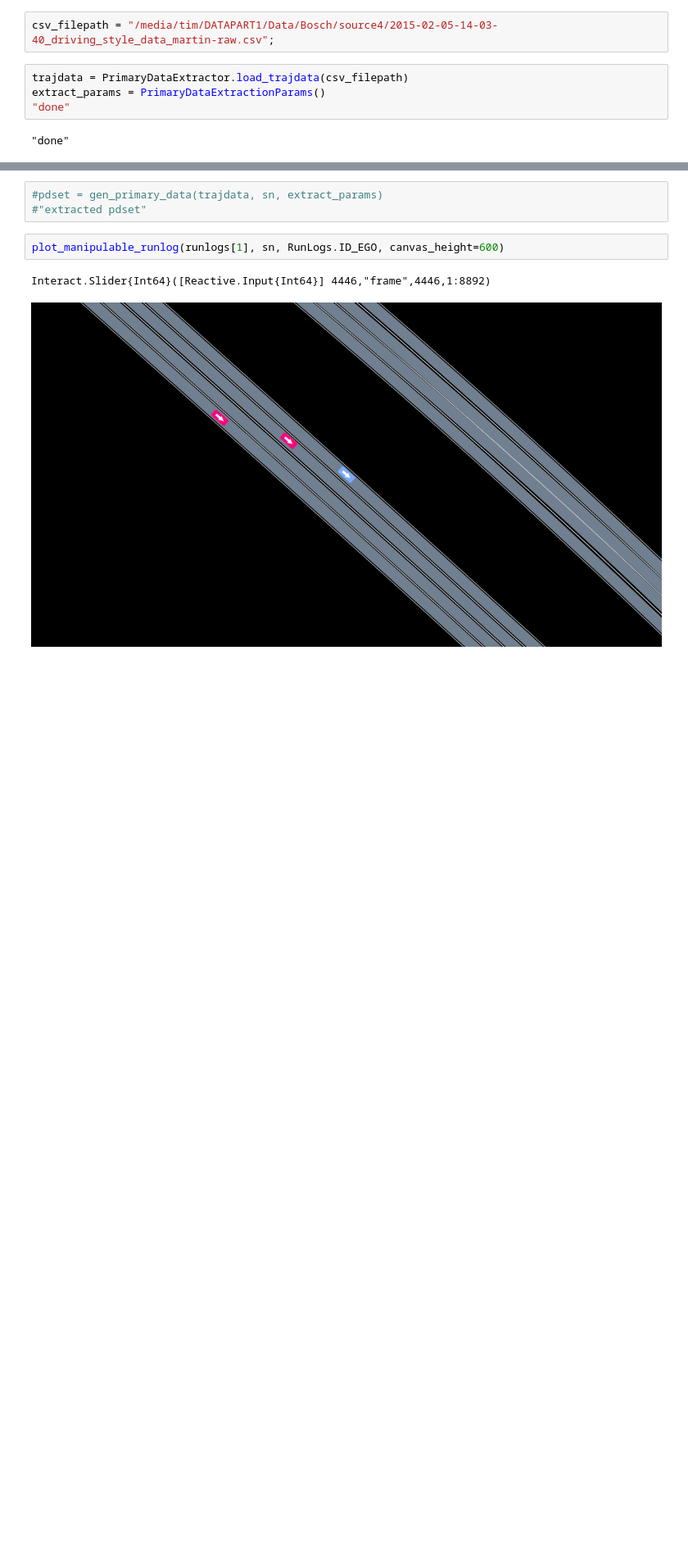
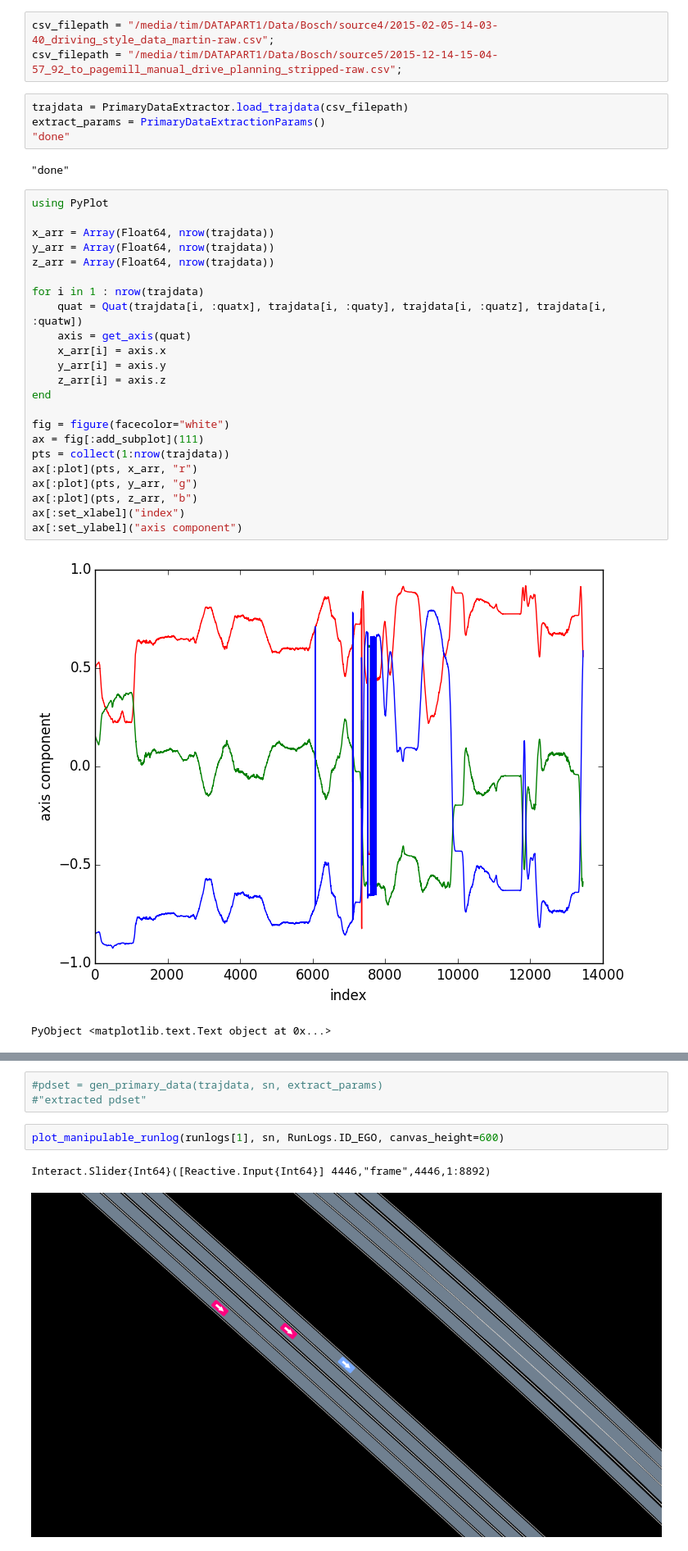
Before and after one commit to sisl/AutomotiveDrivingModels.jl, a Jupyter notebook: jnotebooks/playback/inspect_bosch_csv.ipynb, the cells around one changed output, grey strips where cells are left out. Shown: that part at 82% size. Cells and saved outputs as stored; diff of their text form; blank space fills up the shorter version.

```diff
--- a/jnotebooks/playback/inspect_bosch_csv.ipynb
+++ b/jnotebooks/playback/inspect_bosch_csv.ipynb
@@ -79,9 +269,36 @@ sn = load(joinpath(STREETMAP_DIR,streetmapfile), "streetmap");
 # Select CSV File
 # %%
 csv_filepath = "/media/tim/DATAPART1/Data/Bosch/source4/2015-02-05-14-03-40_driving_style_data_martin-raw.csv";
+csv_filepath = "/media/tim/DATAPART1/Data/Bosch/source5/2015-12-14-15-04-57_92_to_pagemill_manual_drive_planning_stripped-raw.csv";
 # %%
 trajdata = PrimaryDataExtractor.load_trajdata(csv_filepath)
 extract_params = PrimaryDataExtractionParams()
 "done"
 # %% [output]
 "done"
+# %%
+using PyPlot
+
+x_arr = Array(Float64, nrow(trajdata))
+y_arr = Array(Float64, nrow(trajdata))
+z_arr = Array(Float64, nrow(trajdata))
+
+for i in 1 : nrow(trajdata)
+    quat = Quat(trajdata[i, :quatx], trajdata[i, :quaty], trajdata[i, :quatz], trajdata[i, :quatw])
+    axis = get_axis(quat)
+    x_arr[i] = axis.x
+    y_arr[i] = axis.y
+    z_arr[i] = axis.z
+end
+
+fig = figure(facecolor="white")
+ax = fig[:add_subplot](111)
+pts = collect(1:nrow(trajdata))
+ax[:plot](pts, x_arr, "r")
+ax[:plot](pts, y_arr, "g")
+ax[:plot](pts, z_arr, "b")
+ax[:set_xlabel]("index")
+ax[:set_ylabel]("axis component")
+# %% [output]
+[figure, added]
+PyObject <matplotlib.text.Text object at 0x...>
```
Also changed, not shown: parts of 9 cells of this notebook, 13 other files.
